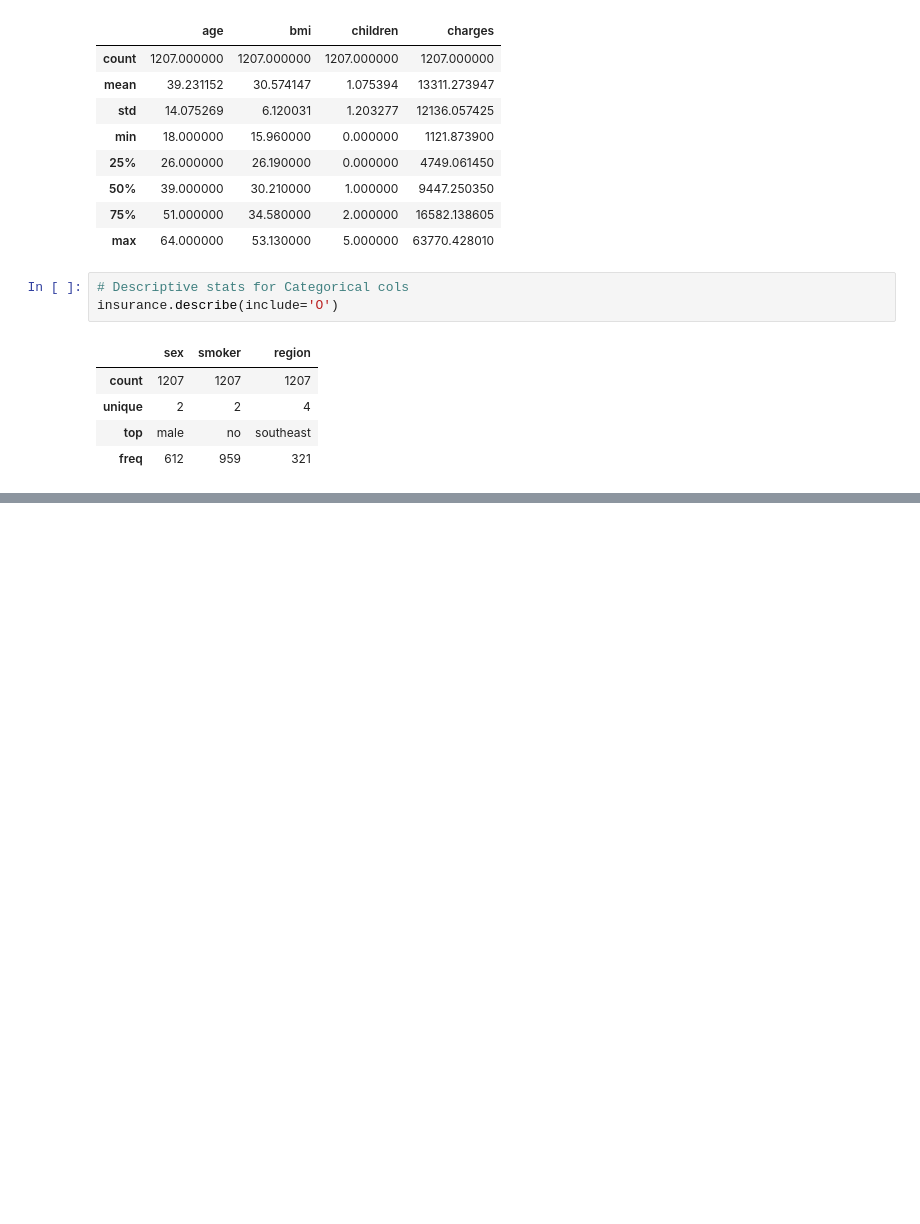
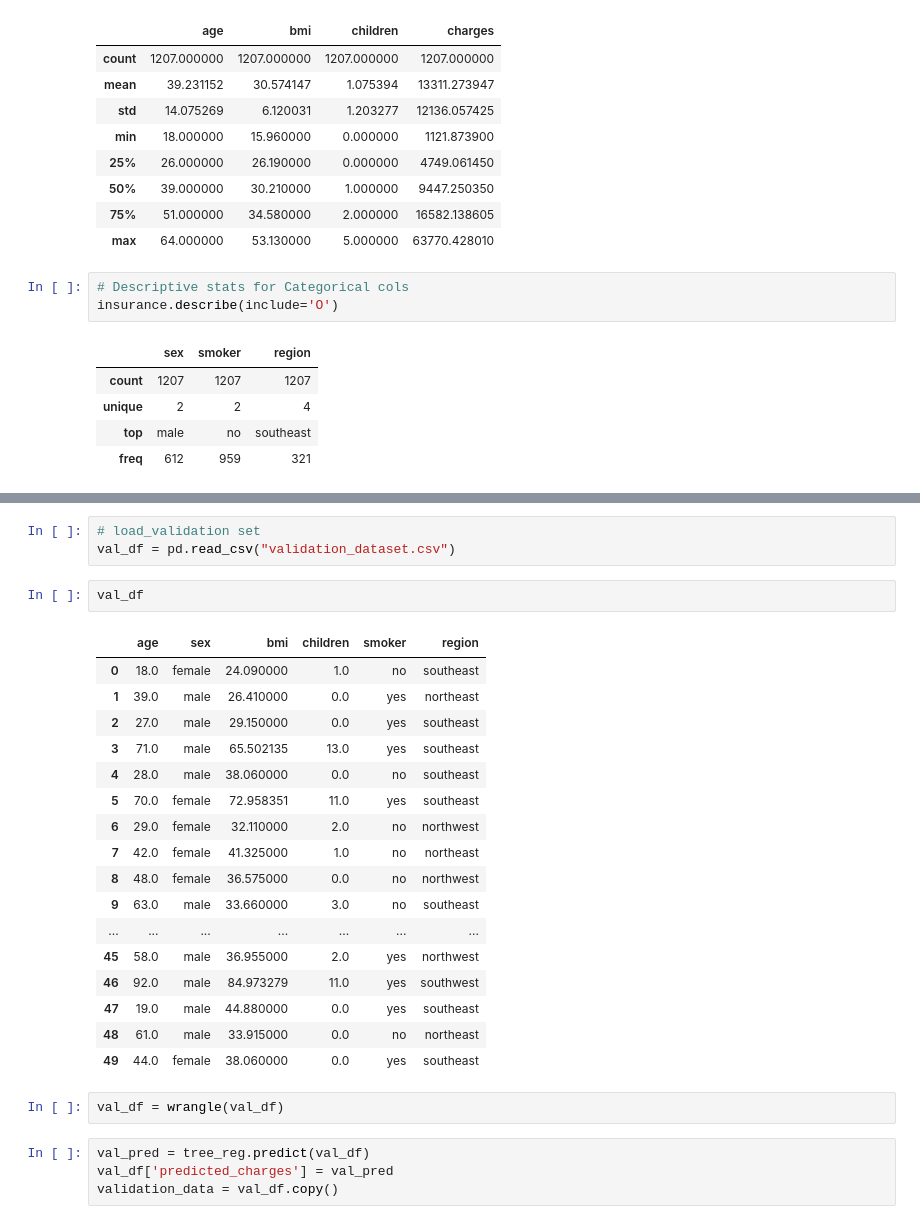
Before and after one commit to GeamXD/From-Data-to-Dollars-Predicting-Insurance-Charges, a Jupyter notebook: notebook.ipynb, the cells around one changed output, grey strips where cells are left out. Cells and saved outputs as stored; diff of their text form; blank space fills up the shorter version.

```diff
--- a/notebook.ipynb
+++ b/notebook.ipynb
@@ -190,0 +600,29 @@ Name: age_cat, Length: 1207, dtype: object
+# %%
+# load_validation set
+val_df = pd.read_csv("validation_dataset.csv")
+# %%
+val_df
+# %% [output]
+|  | age | sex | bmi | children | smoker | region |
+| 0 | 18.0 | female | 24.090000 | 1.0 | no | southeast |
+| 1 | 39.0 | male | 26.410000 | 0.0 | yes | northeast |
+| 2 | 27.0 | male | 29.150000 | 0.0 | yes | southeast |
+| 3 | 71.0 | male | 65.502135 | 13.0 | yes | southeast |
+| 4 | 28.0 | male | 38.060000 | 0.0 | no | southeast |
+| 5 | 70.0 | female | 72.958351 | 11.0 | yes | southeast |
+| 6 | 29.0 | female | 32.110000 | 2.0 | no | northwest |
+| 7 | 42.0 | female | 41.325000 | 1.0 | no | northeast |
+| 8 | 48.0 | female | 36.575000 | 0.0 | no | northwest |
+| 9 | 63.0 | male | 33.660000 | 3.0 | no | southeast |
+| ... | ... | ... | ... | ... | ... | ... |
+| 45 | 58.0 | male | 36.955000 | 2.0 | yes | northwest |
+| 46 | 92.0 | male | 84.973279 | 11.0 | yes | southwest |
+| 47 | 19.0 | male | 44.880000 | 0.0 | yes | southeast |
+| 48 | 61.0 | male | 33.915000 | 0.0 | no | northeast |
+| 49 | 44.0 | female | 38.060000 | 0.0 | yes | southeast |
+# %%
+val_df = wrangle(val_df)
+# %%
+val_pred = tree_reg.predict(val_df)
+val_df['predicted_charges'] = val_pred
+validation_data = val_df.copy()
```
Also changed, not shown: parts of 28 cells of this notebook, 2 other files.
